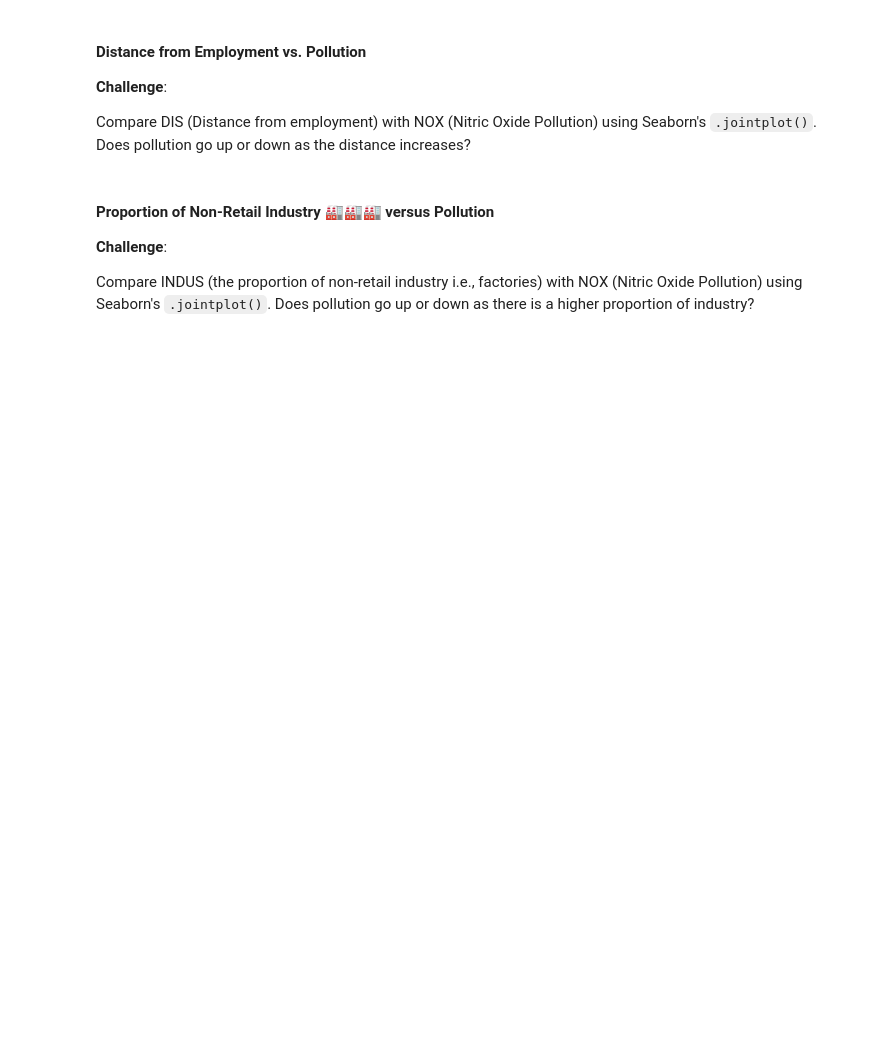
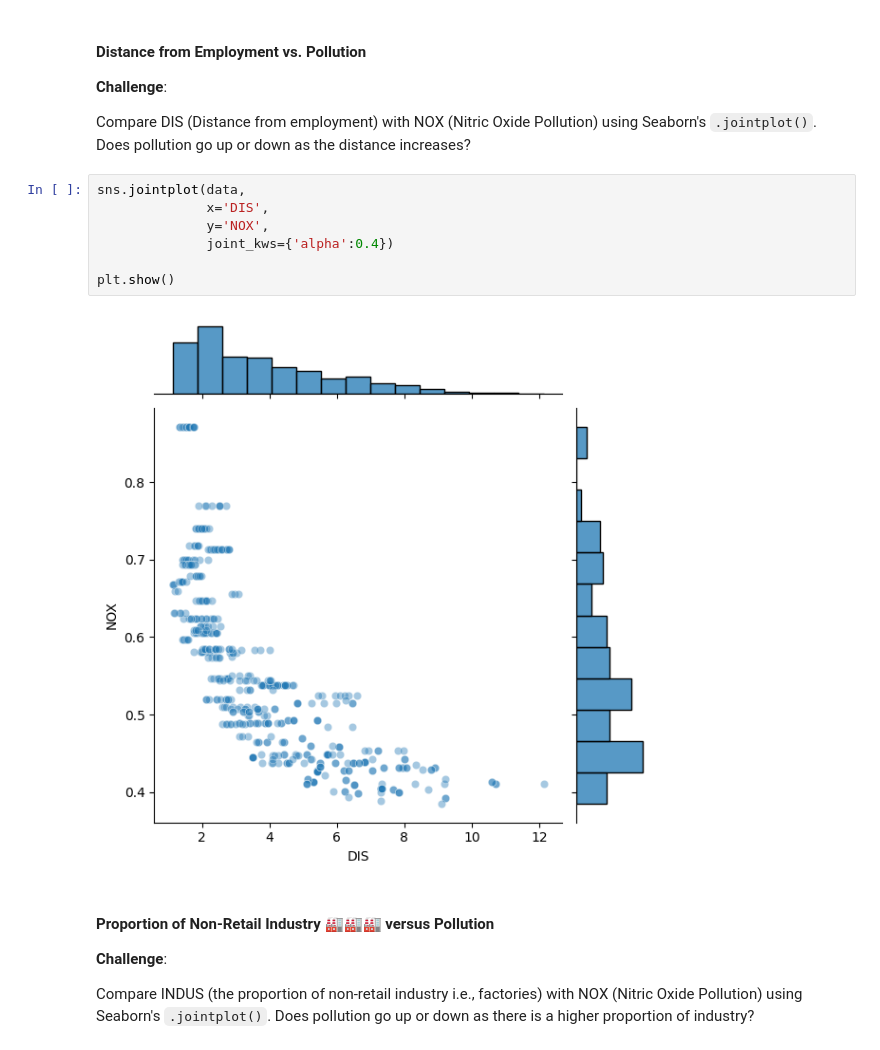
Before and after one commit to ahpmatias/capstone-boston-house-prices, a Jupyter notebook: Multivariable_Regression_and_Valuation_Model_(start).ipynb, the cells around one changed output. Drawn from its saved outputs; the diff is of its cells as text; blank space fills up the shorter version.

```diff
--- a/Multivariable_Regression_and_Valuation_Model_(start).ipynb
+++ b/Multivariable_Regression_and_Valuation_Model_(start).ipynb
@@ -293,6 +294,15 @@ Try adding some opacity or `alpha` to the scatter plots using keyword arguments
 **Challenge**:
 
 Compare DIS (Distance from employment) with NOX (Nitric Oxide Pollution) using Seaborn's `.jointplot()`. Does pollution go up or down as the distance increases?
+# %%
+sns.jointplot(data,
+              x='DIS',
+              y='NOX',
+              joint_kws={'alpha':0.4})
+
+plt.show()
+# %% [output]
+[figure, added]
 # %% [markdown]
 #### Proportion of Non-Retail Industry 🏭🏭🏭 versus Pollution
 
```
Also changed, not shown: parts of 6 cells of this notebook.
